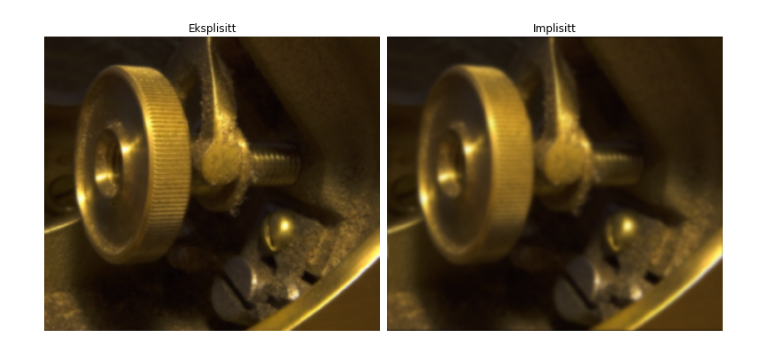
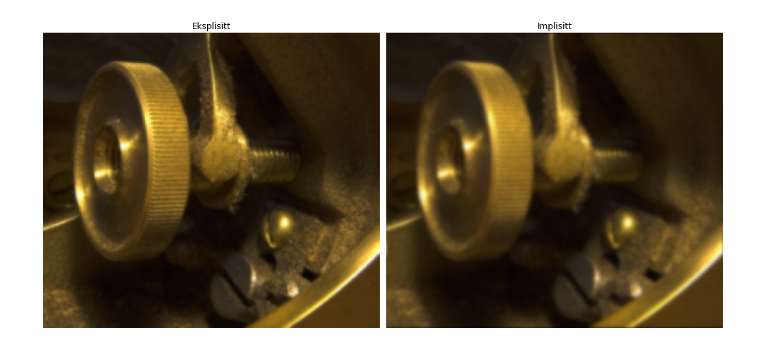
Before and after one commit to jegerud/Sciprog2020project, a Jupyter notebook: src/implisitt.ipynb, the cells around one changed output. Saved outputs shown, nothing was run; the diff lists cells and outputs as text; code cells hidden in the pictures.

```diff
--- a/src/implisitt.ipynb
+++ b/src/implisitt.ipynb
@@ -2,35 +2,22 @@
 import numpy as np
 import matplotlib.pyplot as plt
 import imageio
+from Source.implisitt import viewImplisitt
 from Source.implisitt import implisitt
 from scipy.sparse import spdiags
 from scipy.sparse.linalg import spsolve
 import Source.ImageView as im
 import Source.Eksplisitt as eks
 
-
 file= '../hdr-bilder/Adjuster/Adjuster_00008.png'
 u=imageio.imread(file)
-#u = np.sum(u.astype(float),2) /(3*255)   # konverter til gråtone
 u = u.astype(float) / 255
 u[u<0]=0
 u[u>1]=1
 copy=np.copy(u)
 eksIm=eks.eksplisittGlatting(u,copy, 3)
 impIm = implisitt(u,n=5, alpha=1,rgb=True)
-
-plt.figure(figsize=(16, 8))         # Setter størrelse på bildene
-plt.subplot(131)                    # Legger til subplot for bilde
-plt.imshow(eksIm)   # Viser bildet
-plt.title('Eksplisitt')          # Legger til tittel
-plt.axis('off')                     # Fjerner aksene i figuren
-
-plt.subplot(132)                    # Legger til subplot for bilde
-plt.imshow(impIm)        # Viser glattet bilde
-plt.title("Implisitt")                     # Legger til tittel
-plt.axis('off')                     # Fjerner aksene i figuren
-                                    # Gjør margene mindre
-plt.subplots_adjust(wspace=0.02, hspace=0.02, top=0.9, bottom=0, left=0,right=1)
-plt.show()
-# %% [output]
-[figure, removed]
+# %%
+viewImplisitt(eksIm, impIm)
+# %% [output]
+[figure, added]
```
Also changed, not shown: 3 other files.
